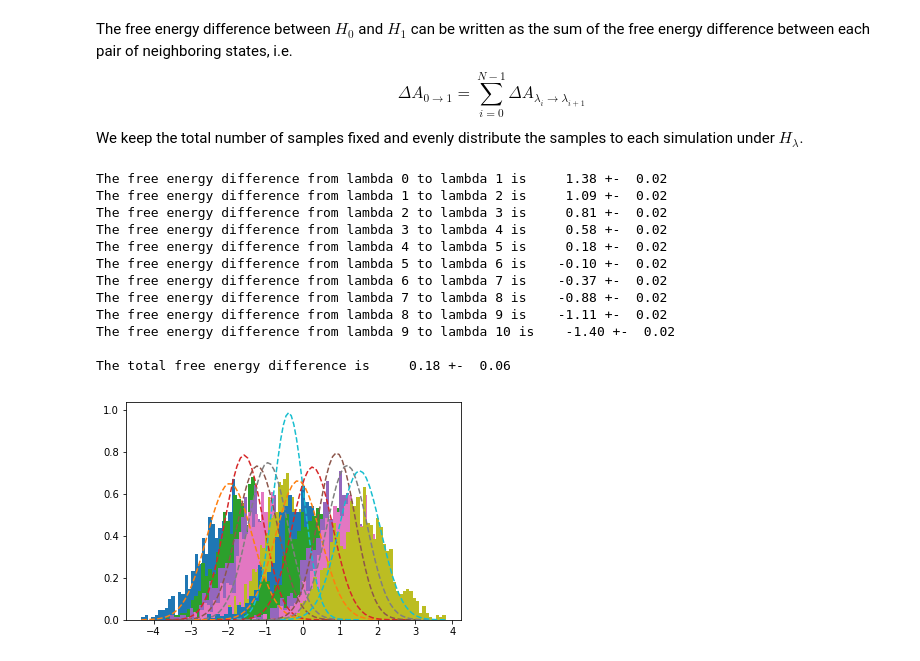
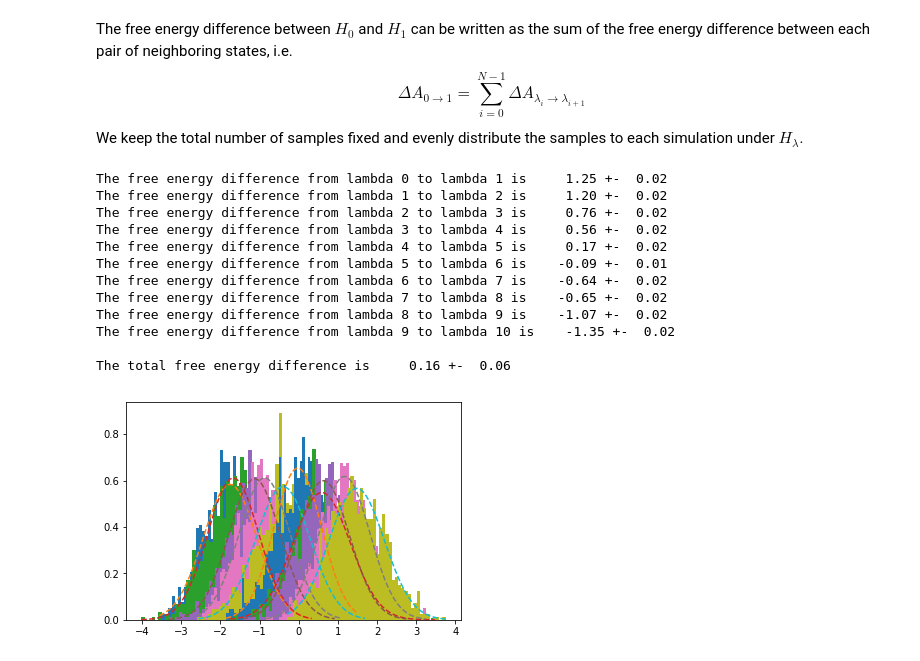
Before and after one commit to samuelymei/freeenergy, a Jupyter notebook: notes/stratefiedTP.ipynb, the cells around one changed output. Cells and saved outputs as stored; diff of their text form; code cells hidden in the pictures.

```diff
--- a/notes/stratefiedTP.ipynb
+++ b/notes/stratefiedTP.ipynb
@@ -119,7 +119,8 @@ print('The distribution of the samples looks like:')
 prob, bins, patches = plt.hist(x, bins=50, density=True)
 mean = np.mean(x)
 variance = np.var(x)
-npdf = scipy.stats.norm.pdf(bins,mean,variance)
+sigma = np.sqrt(variance)
+npdf = scipy.stats.norm.pdf(bins,mean,sigma)
 plt.plot(bins, npdf, '--')
 plt.xlim(-4,4)
 plt.show()
@@ -214,39 +228,40 @@ def TP2(x,ulmbd,lmbd1,lmbd2):
 # %%
 dx = 0.01
 dlambda = 0.1
 lambs = np.arange(0.0,1.,dlambda)
 lambs = np.append(lambs,[1.0])
 Ns = N//(len(lambs)-1)
 deltaA = np.zeros(len(lambs)-1)
 varA = np.zeros(len(lambs)-1)
 i = 0
 for i in range(len(lambs)-1):
     x0 = -1.5 + 3.0*i*dlambda
     x = np.empty(Ns)
     x, count = MCpropagator2(x0,dx,Ns,dN,ulmbd,lambs[i])
 #    print('Number of samples generated:%8d for lambda= %5.2f' %(count,lambs[i]))
     prob, bins, patches = plt.hist(x, bins=50, density=True)
     mean = np.mean(x)
     variance = np.var(x)
-    npdf = scipy.stats.norm.pdf(bins,mean,variance)
+    sigma = np.sqrt(variance)
+    npdf = scipy.stats.norm.pdf(bins,mean,sigma)
     plt.plot(bins, npdf, '--')
     deltaA[i], varA[i] = TP2(x,ulmbd,lambs[i],lambs[i+1])
     print('The free energy difference from lambda %d to lambda %d is %8.2f +- %5.2f' % (i,i+1,deltaA[i], sqrt(varA[i])))
 
 print('')
 print('The total free energy difference is %8.2f +- %5.2f' %(np.sum(deltaA),sqrt(np.sum(varA))))
 plt.show()
 # %% [output]
-The free energy difference from lambda 0 to lambda 1 is     1.38 +-  0.02
-The free energy difference from lambda 1 to lambda 2 is     1.09 +-  0.02
-The free energy difference from lambda 2 to lambda 3 is     0.81 +-  0.02
-The free energy difference from lambda 3 to lambda 4 is     0.58 +-  0.02
-The free energy difference from lambda 4 to lambda 5 is     0.18 +-  0.02
-The free energy difference from lambda 5 to lambda 6 is    -0.10 +-  0.02
-The free energy difference from lambda 6 to lambda 7 is    -0.37 +-  0.02
-The free energy difference from lambda 7 to lambda 8 is    -0.88 +-  0.02
-The free energy difference from lambda 8 to lambda 9 is    -1.11 +-  0.02
-The free energy difference from lambda 9 to lambda 10 is    -1.40 +-  0.02
+The free energy difference from lambda 0 to lambda 1 is     1.25 +-  0.02
+The free energy difference from lambda 1 to lambda 2 is     1.20 +-  0.02
+The free energy difference from lambda 2 to lambda 3 is     0.76 +-  0.02
+The free energy difference from lambda 3 to lambda 4 is     0.56 +-  0.02
+The free energy difference from lambda 4 to lambda 5 is     0.17 +-  0.02
+The free energy difference from lambda 5 to lambda 6 is    -0.09 +-  0.01
+The free energy difference from lambda 6 to lambda 7 is    -0.64 +-  0.02
+The free energy difference from lambda 7 to lambda 8 is    -0.65 +-  0.02
+The free energy difference from lambda 8 to lambda 9 is    -1.07 +-  0.02
+The free energy difference from lambda 9 to lambda 10 is    -1.35 +-  0.02
 
-The total free energy difference is     0.18 +-  0.06
+The total free energy difference is     0.16 +-  0.06
-[figure, old version]
+[figure, new version]
```
Also changed, not shown: parts of 2 cells of this notebook, 4 other files.
